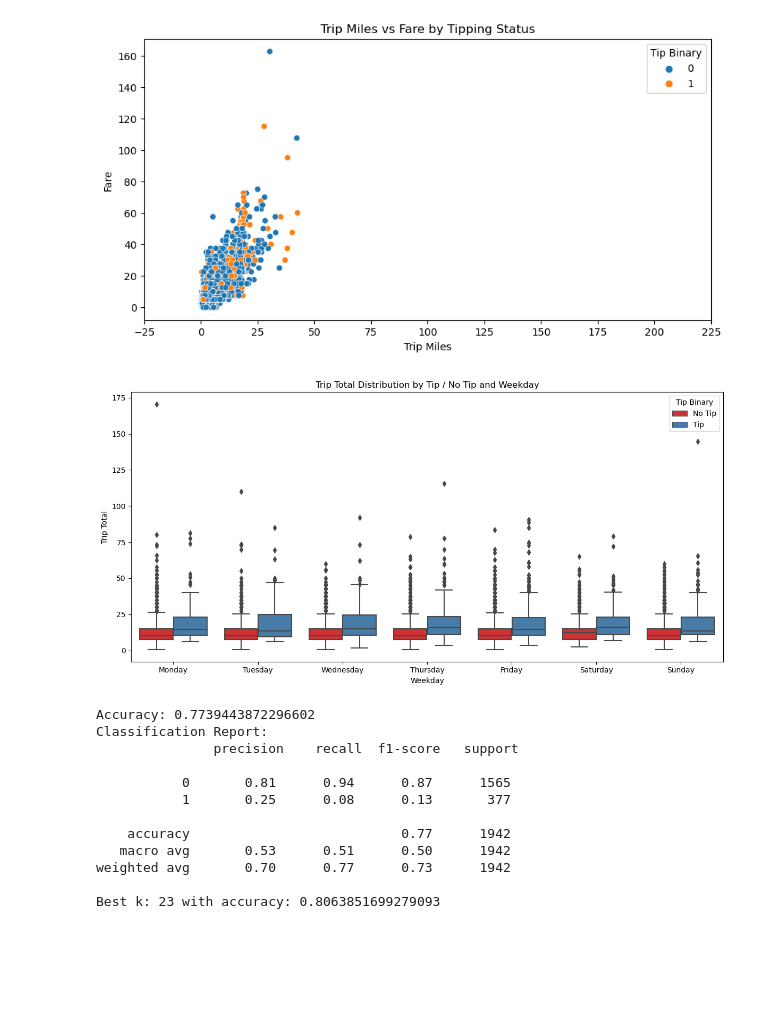
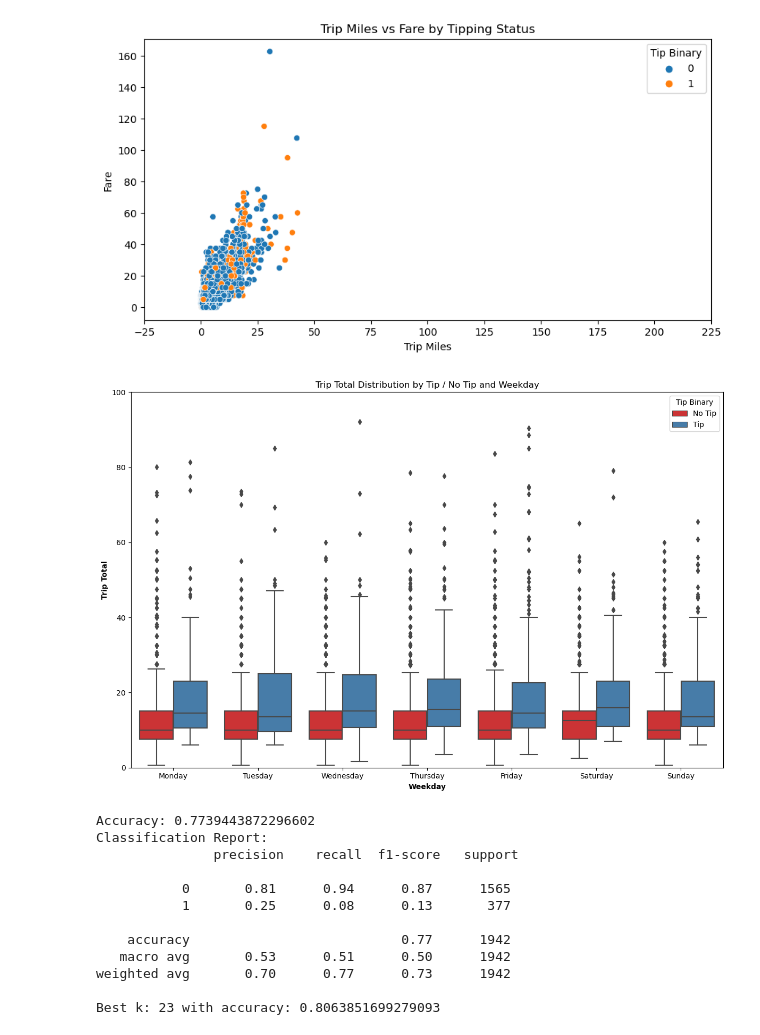
Before and after one commit to Mcha777/DSML, a Jupyter notebook: YMMMMY.ipynb, the cells around one changed output. Cells and saved outputs as stored; diff of their text form; code cells hidden in the pictures; blank space fills up the shorter version.

```diff
--- a/YMMMMY.ipynb
+++ b/YMMMMY.ipynb
@@ -482,24 +481,23 @@ plt.show()
 # %% [output]
 [figure]
 # %%
-plt.figure(figsize=(12, 6))
+plt.figure(figsize=(12, 8))
 sns.boxplot(data=sampled_data, x='Weekday', y='Trip Total', hue='Tip Binary', palette='Set1')
 plt.title('Trip Total Distribution by Tip / No Tip and Weekday')
-plt.xlabel('Weekday')
-plt.ylabel('Trip Total')
+plt.xlabel('Weekday',fontweight='bold')
+plt.ylabel('Trip Total',fontweight='bold')
 # legend
 legend_labels = ['No Tip', 'Tip']
 handles, _ = plt.gca().get_legend_handles_labels()
 plt.legend(handles, legend_labels, title='Tip Binary', loc='upper right')
-plt.xticks(fontweight='bold')
-plt.yticks(fontweight='bold')
 # weekdays instead of numbers
 weekday_labels = ['Monday', 'Tuesday', 'Wednesday', 'Thursday', 'Friday', 'Saturday', 'Sunday']
 plt.xticks(ticks=np.arange(len(weekday_labels)), labels=weekday_labels)
+plt.ylim(0,100)
 plt.tight_layout()
 plt.show()
 # %% [output]
-[figure, old version]
+[figure, new version]
 # %%
 # Classification
 # %%
```
Also changed, not shown: parts of 1 cell of this notebook.
